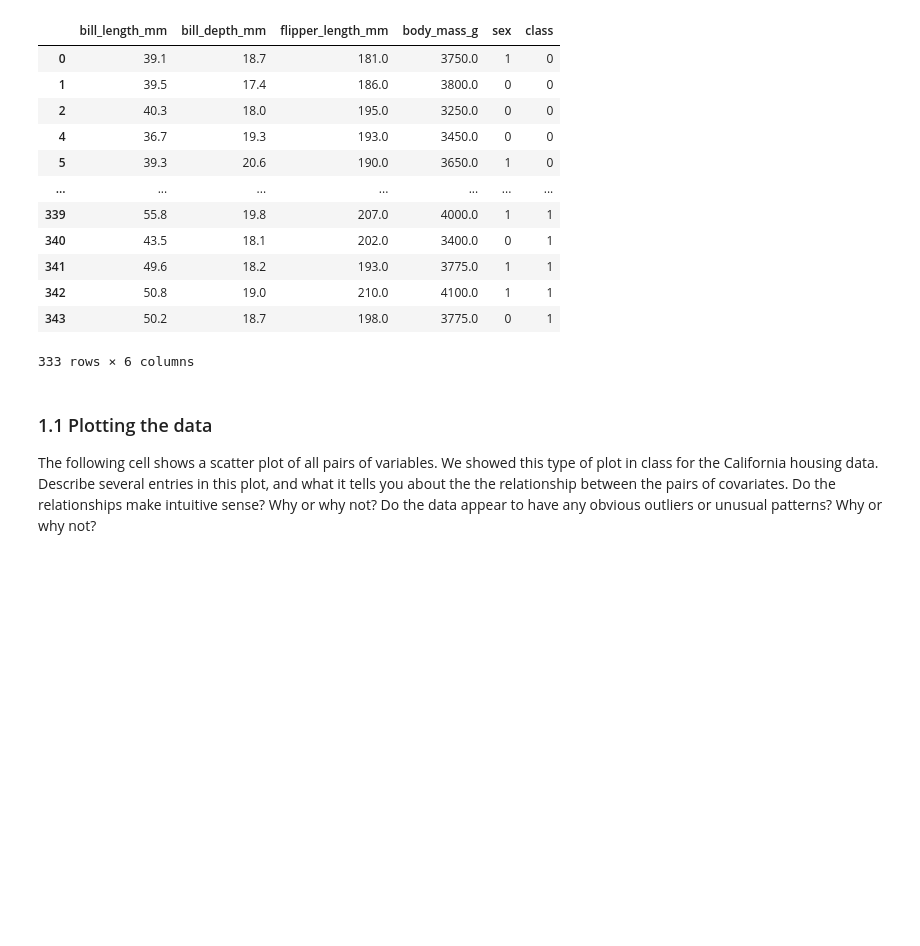
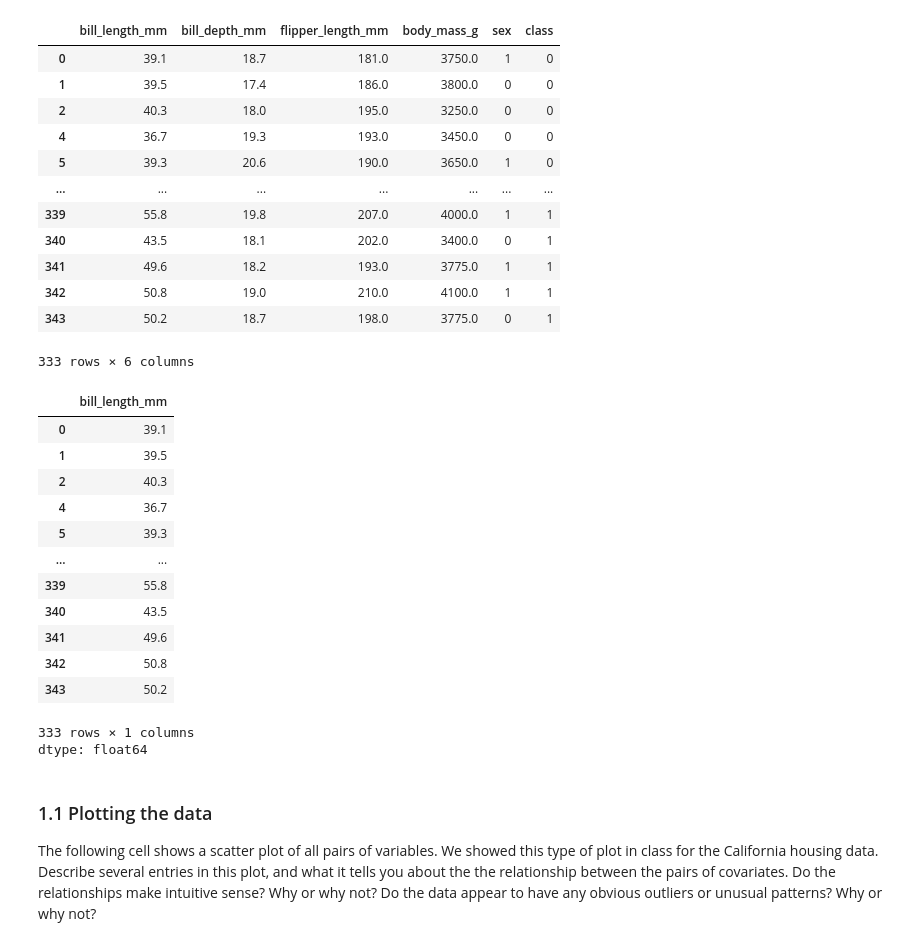
Before and after one commit to yuhanqianns94/Intro-to-ML, a Jupyter notebook: assignments/assn2/assn2.ipynb, the cells around one changed output. Drawn from its saved outputs; the diff is of its cells as text; code cells hidden in the pictures; blank space fills up the shorter version.

```diff
--- a/assignments/assn2/assn2.ipynb
+++ b/assignments/assn2/assn2.ipynb
@@ -92,6 +92,23 @@ df
 | 342 | 50.8 | 19.0 | 210.0 | 4100.0 | 1 | 1 |
 | 343 | 50.2 | 18.7 | 198.0 | 3775.0 | 0 | 1 |
 333 rows × 6 columns
+# %%
+df['bill_length_mm']
+# %% [output]
+|  | bill_length_mm |
+| 0 | 39.1 |
+| 1 | 39.5 |
+| 2 | 40.3 |
+| 4 | 36.7 |
+| 5 | 39.3 |
+| ... | ... |
+| 339 | 55.8 |
+| 340 | 43.5 |
+| 341 | 49.6 |
+| 342 | 50.8 |
+| 343 | 50.2 |
+333 rows × 1 columns
+dtype: float64
 # %% [markdown]
 ### 1.1 Plotting the data
 
```
Also changed, not shown: parts of 7 cells of this notebook.
